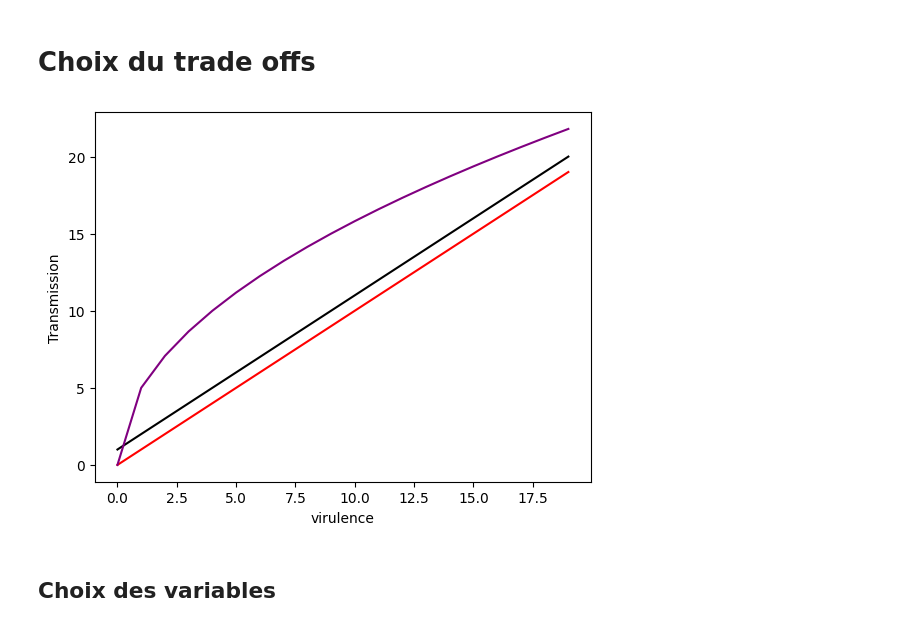
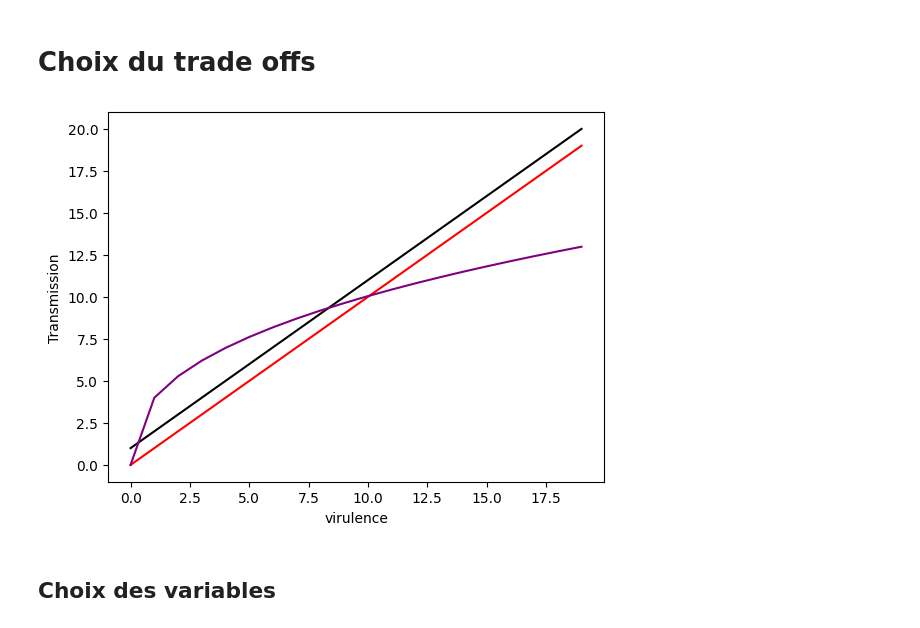
Before and after one commit to C-Monaury/streamlit_mod_SIS_clairance_imitation, a Jupyter notebook: True_mod.ipynb, the cells around one changed output. Cells and saved outputs as stored; diff of their text form; code cells hidden in the pictures.

```diff
--- a/True_mod.ipynb
+++ b/True_mod.ipynb
@@ -44,30 +31,30 @@ if virpre == "forme 5":
 # %% [markdown]
 # Choix du trade offs
 # %%
-c = 5
-k=0.5
+c = 4
+k=0.4
 
 def beta(x,c, k ):
     return(c*x**k)
 def beta2(x,c, k ):
     return(c*k*x**(k-1))
 
 droite1 = np.zeros(20)
 droite2 = np.zeros(20)
 droite3 = np.zeros(20)
 for y in range(20):
     droite1[y] = y
     droite2[y] = y+1
     droite3[y]=beta(y,c,k)
 figtrade, ax1 = plt.subplots()
 ax1.plot(range(20),droite1,"red")
 ax1.plot(range(20),droite2,"black")
 ax1.plot(range(20),droite3,"purple")
 ax1.set_xlabel('virulence')
 ax1.set_ylabel('Transmission')
 plt.show(figtrade)
 # %% [output]
-[figure, old version]
+[figure, new version]
 # %%
 ################################################# Coeur du modèle
 
```
Also changed, not shown: parts of 5 cells of this notebook, 2 other files.
